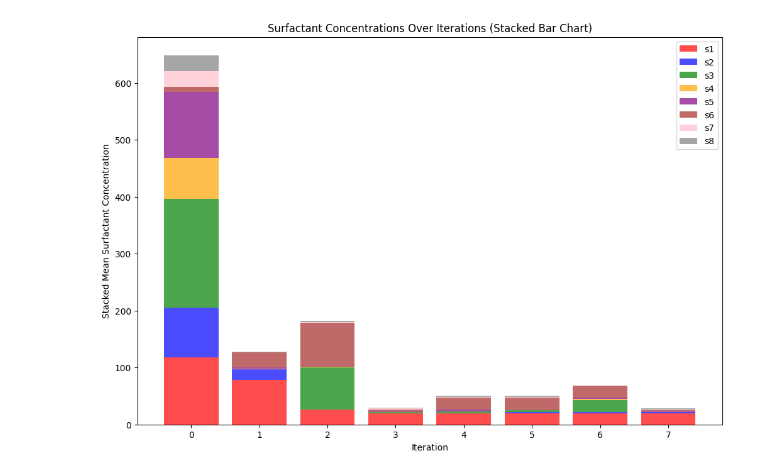
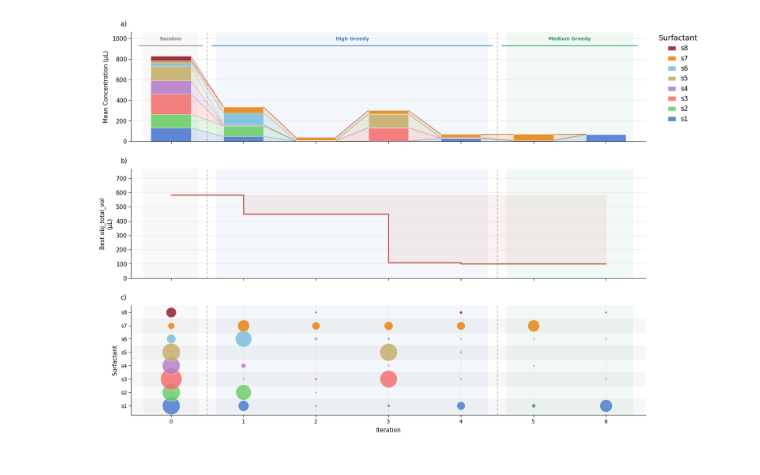
Before and after one commit to zeqingbaosdl5/drug-surfactant, a Jupyter notebook: data_analysis/data_analysis.ipynb, the cells around one changed output. Cells and saved outputs as stored; diff of their text form; code cells hidden in the pictures.

```diff
--- a/data_analysis/data_analysis.ipynb
+++ b/data_analysis/data_analysis.ipynb
@@ -255,4 +119,0 @@ plot_surfactant_grouped_bars(df)
-# %%
-plot_surfactant_stacked_bars(df)
-# %% [output]
-[figure, removed]
@@ -258,0 +329,4 @@ plot_surfactant_stacked_bars(df)
+# %%
+plot_surfactant_combined(df)
+# %% [output]
+[figure, added]
```
Also changed, not shown: parts of 16 cells of this notebook.
